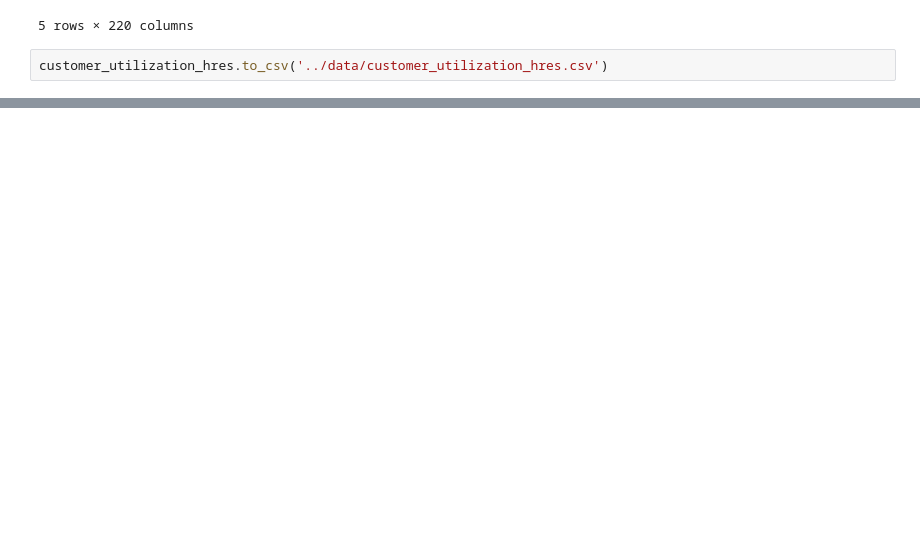
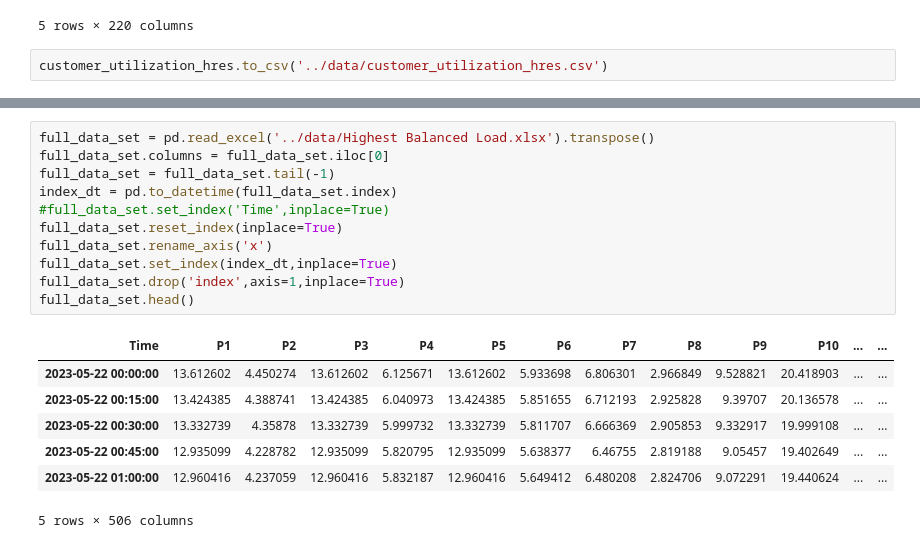
Before and after one commit to shanks847/EV-Grid-Integration-Study, a Jupyter notebook: notebooks/data_preprocessing.ipynb, the cells around one changed output, grey strips where cells are left out. Cells and saved outputs as stored; diff of their text form; blank space fills up the shorter version.

```diff
--- a/notebooks/data_preprocessing.ipynb
+++ b/notebooks/data_preprocessing.ipynb
@@ -94,0 +77,19 @@ balanced_load_hres.to_csv('../data/balanced_load_hres.csv')
+# %%
+full_data_set = pd.read_excel('../data/Highest Balanced Load.xlsx').transpose()
+full_data_set.columns = full_data_set.iloc[0]
+full_data_set = full_data_set.tail(-1)
+index_dt = pd.to_datetime(full_data_set.index)
+#full_data_set.set_index('Time',inplace=True)
+full_data_set.reset_index(inplace=True)
+full_data_set.rename_axis('x')
+full_data_set.set_index(index_dt,inplace=True)
+full_data_set.drop('index',axis=1,inplace=True)
+full_data_set.head()
+# %% [output]
+| Time | P1 | P2 | P3 | P4 | P5 | P6 | P7 | P8 | P9 | P10 | ... | ... |
+| 2023-05-22 00:00:00 | 13.612602 | 4.450274 | 13.612602 | 6.125671 | 13.612602 | 5.933698 | 6.806301 | 2.966849 | 9.528821 | 20.418903 | ... | ... |
+| 2023-05-22 00:15:00 | 13.424385 | 4.388741 | 13.424385 | 6.040973 | 13.424385 | 5.851655 | 6.712193 | 2.925828 | 9.39707 | 20.136578 | ... | ... |
+| 2023-05-22 00:30:00 | 13.332739 | 4.35878 | 13.332739 | 5.999732 | 13.332739 | 5.811707 | 6.666369 | 2.905853 | 9.332917 | 19.999108 | ... | ... |
+| 2023-05-22 00:45:00 | 12.935099 | 4.228782 | 12.935099 | 5.820795 | 12.935099 | 5.638377 | 6.46755 | 2.819188 | 9.05457 | 19.402649 | ... | ... |
+| 2023-05-22 01:00:00 | 12.960416 | 4.237059 | 12.960416 | 5.832187 | 12.960416 | 5.649412 | 6.480208 | 2.824706 | 9.072291 | 19.440624 | ... | ... |
+5 rows × 506 columns
```
Also changed, not shown: parts of 7 cells of this notebook, 11 other files.
